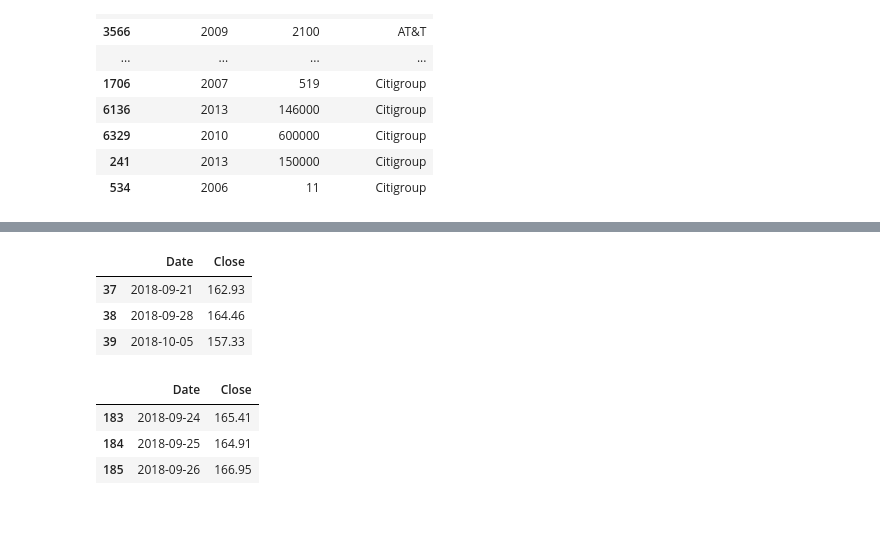
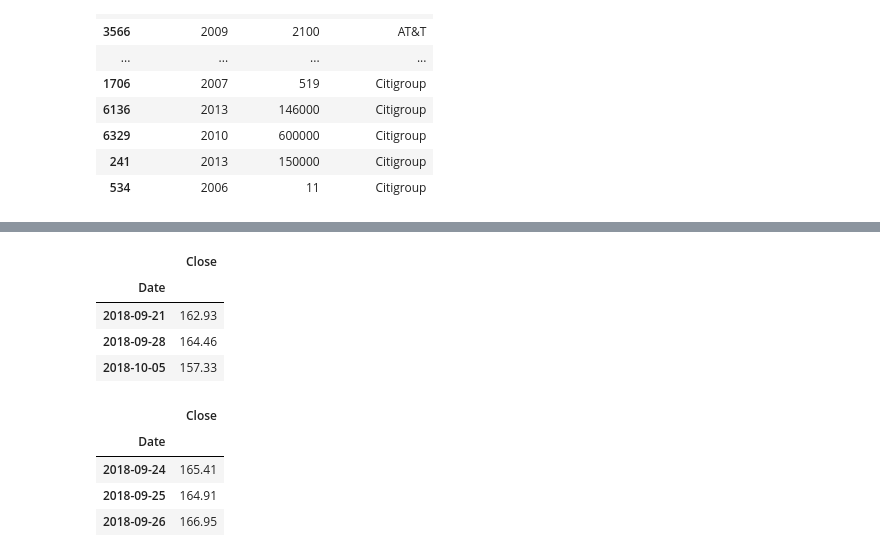
Before and after one commit to chaka37/Project1, a Jupyter notebook: notebooks/dom data cleaning/plotting.ipynb, the cells around one changed output, grey strips where cells are left out. Saved outputs shown, nothing was run; the diff lists cells and outputs as text; code cells hidden in the pictures; blank space fills up the shorter version.

```diff
--- a/notebooks/dom.ipynb
+++ b/notebooks/dom data cleaning/plotting.ipynb
@@ -531,22 +563,25 @@ fb2018_week_after = fb_2018_weekly_data.loc[(fb_2018_weekly_data["Date"] == "201
 # %%
 # Concat weekly 2018 data into df
 
 
-fbweekly2018 = pd.concat([fb2018_week_before, fb2018_week_of, fb2018_week_after])
+fbweekly2018 = pd.concat([fb2018_week_before, fb2018_week_of, fb2018_week_after]).set_index('Date')
 fbweekly2018
 # %% [output]
-|  | Date | Close |
-| 37 | 2018-09-21 | 162.93 |
-| 38 | 2018-09-28 | 164.46 |
-| 39 | 2018-10-05 | 157.33 |
+|  | Close |
+| Date |  |
+| 2018-09-21 | 162.93 |
+| 2018-09-28 | 164.46 |
+| 2018-10-05 | 157.33 |
 # %%
 # Concat daily 2018 data into df
 
 
-fbdaily2018 = pd.concat([fb2018_day_before, fb2018_day_of, fb2018_day_after])
+fbdaily2018 = pd.concat([fb2018_day_before, fb2018_day_of, fb2018_day_after]).set_index('Date')
+
 fbdaily2018
 # %% [output]
-|  | Date | Close |
-| 183 | 2018-09-24 | 165.41 |
-| 184 | 2018-09-25 | 164.91 |
-| 185 | 2018-09-26 | 166.95 |
+|  | Close |
+| Date |  |
+| 2018-09-24 | 165.41 |
+| 2018-09-25 | 164.91 |
+| 2018-09-26 | 166.95 |
```
Also changed, not shown: parts of 17 cells of this notebook, 9 other files.
